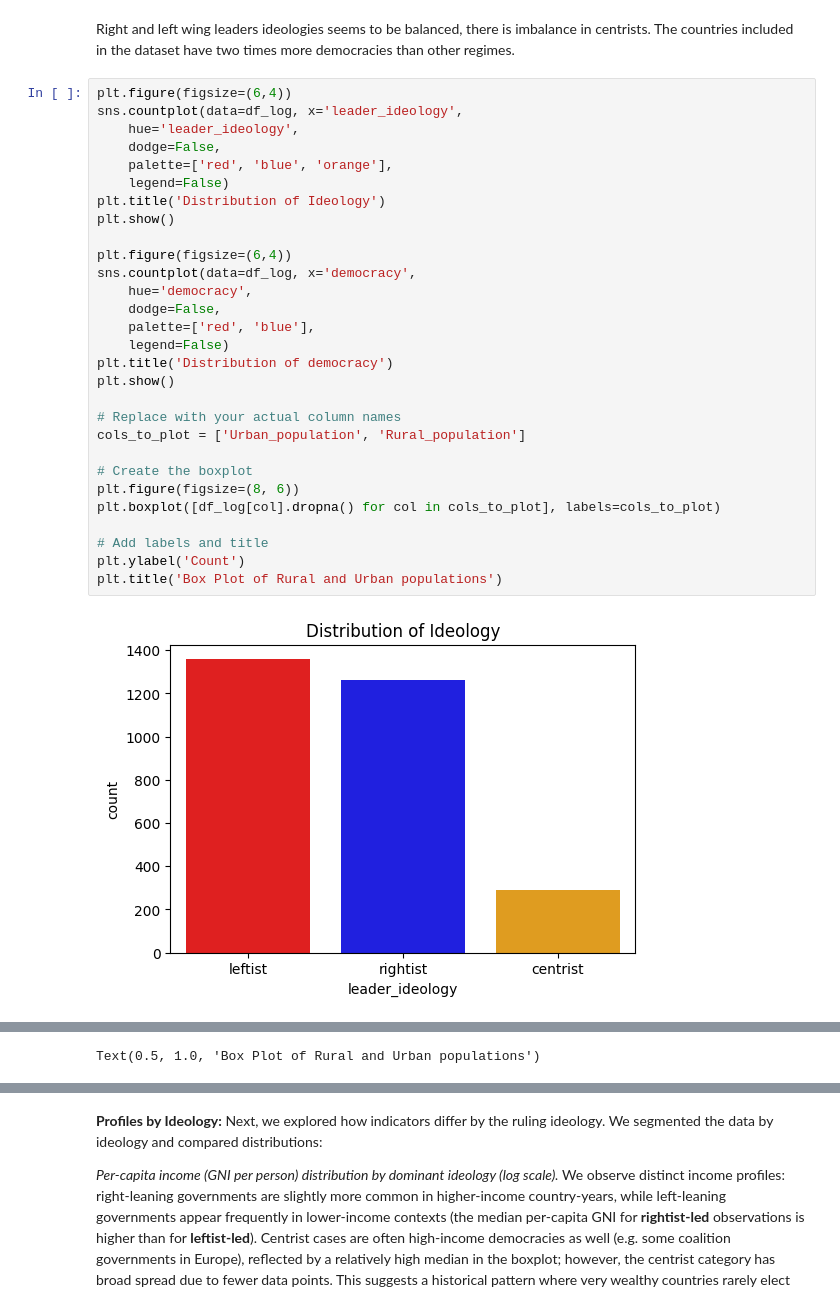
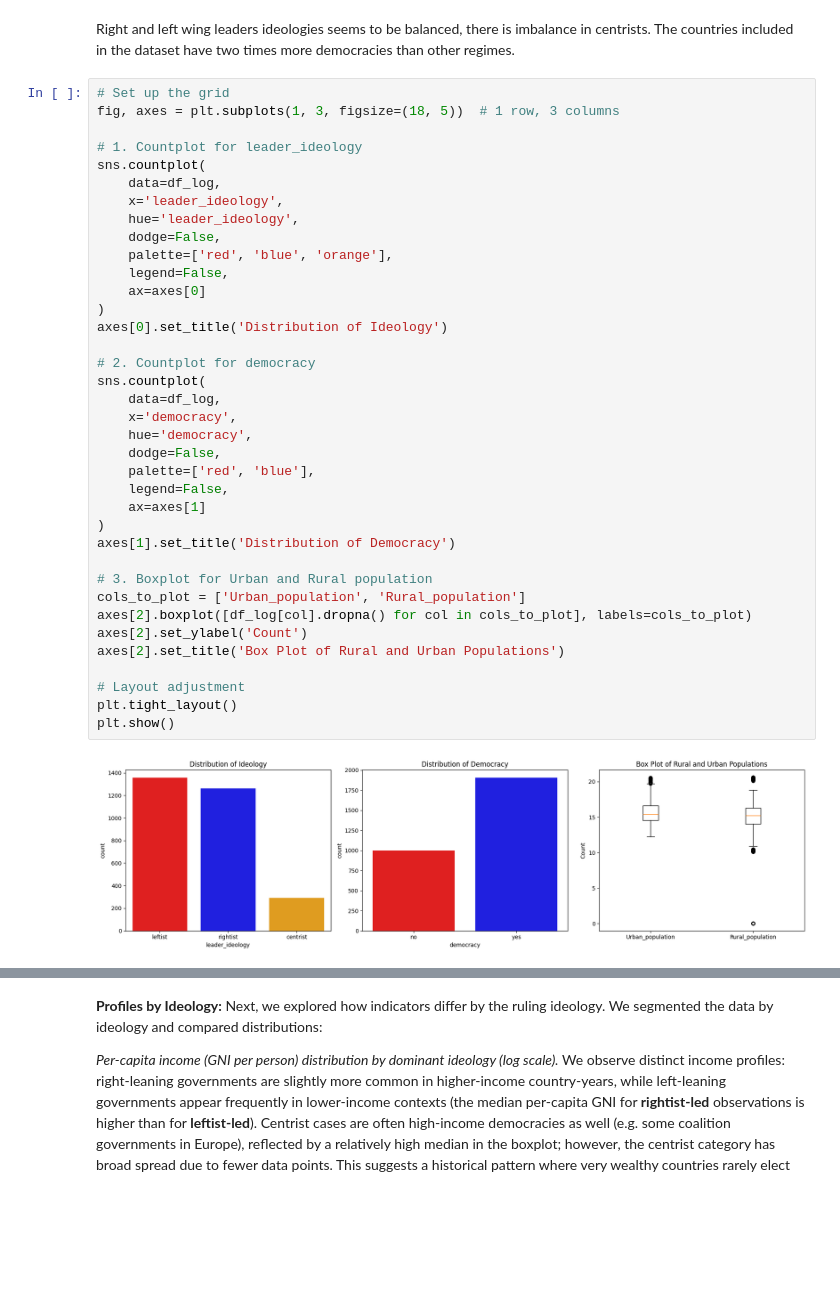
Before and after one commit to irmakoz1/ML1-HSLU, a Jupyter notebook: ML1-Project_Irmak.ipynb, the cells around one changed output, grey strips where cells are left out. Saved outputs shown, nothing was run; the diff lists cells and outputs as text; blank space fills up the shorter version.

```diff
--- a/ML1-Project_Irmak.ipynb
+++ b/ML1-Project_Irmak.ipynb
@@ -227,33 +209,41 @@ _Correlation heatmap of key economic indicators._ As expected, we see strong cor
 # %% [markdown]
 Right and left wing leaders ideologies seems to be balanced, there is imbalance in centrists. The countries included in the dataset have two times more democracies than other regimes.
 # %%
-plt.figure(figsize=(6,4))
-sns.countplot(data=df_log, x='leader_ideology',
+# Set up the grid
+fig, axes = plt.subplots(1, 3, figsize=(18, 5))  # 1 row, 3 columns
+
+# 1. Countplot for leader_ideology
+sns.countplot(
+    data=df_log,
+    x='leader_ideology',
     hue='leader_ideology',
     dodge=False,
     palette=['red', 'blue', 'orange'],
-    legend=False)
-plt.title('Distribution of Ideology')
-plt.show()
+    legend=False,
+    ax=axes[0]
+)
+axes[0].set_title('Distribution of Ideology')
 
-plt.figure(figsize=(6,4))
-sns.countplot(data=df_log, x='democracy',
+# 2. Countplot for democracy
+sns.countplot(
+    data=df_log,
+    x='democracy',
     hue='democracy',
     dodge=False,
     palette=['red', 'blue'],
-    legend=False)
-plt.title('Distribution of democracy')
+    legend=False,
+    ax=axes[1]
+)
+axes[1].set_title('Distribution of Democracy')
+
+# 3. Boxplot for Urban and Rural population
+cols_to_plot = ['Urban_population', 'Rural_population']
+axes[2].boxplot([df_log[col].dropna() for col in cols_to_plot], labels=cols_to_plot)
+axes[2].set_ylabel('Count')
+axes[2].set_title('Box Plot of Rural and Urban Populations')
+
+# Layout adjustment
+plt.tight_layout()
 plt.show()
-
-# Replace with your actual column names
-cols_to_plot = ['Urban_population', 'Rural_population']
-
-# Create the boxplot
-plt.figure(figsize=(8, 6))
-plt.boxplot([df_log[col].dropna() for col in cols_to_plot], labels=cols_to_plot)
-
-# Add labels and title
-plt.ylabel('Count')
-plt.title('Box Plot of Rural and Urban populations')
 # %% [output]
-[figure, old version]
+[figure, new version]
@@ -261 +249,0 @@ plt.title('Box Plot of Rural and Urban populations')
-Text(0.5, 1.0, 'Box Plot of Rural and Urban populations')
```
Also changed, not shown: parts of 36 cells of this notebook, 15 other files.
